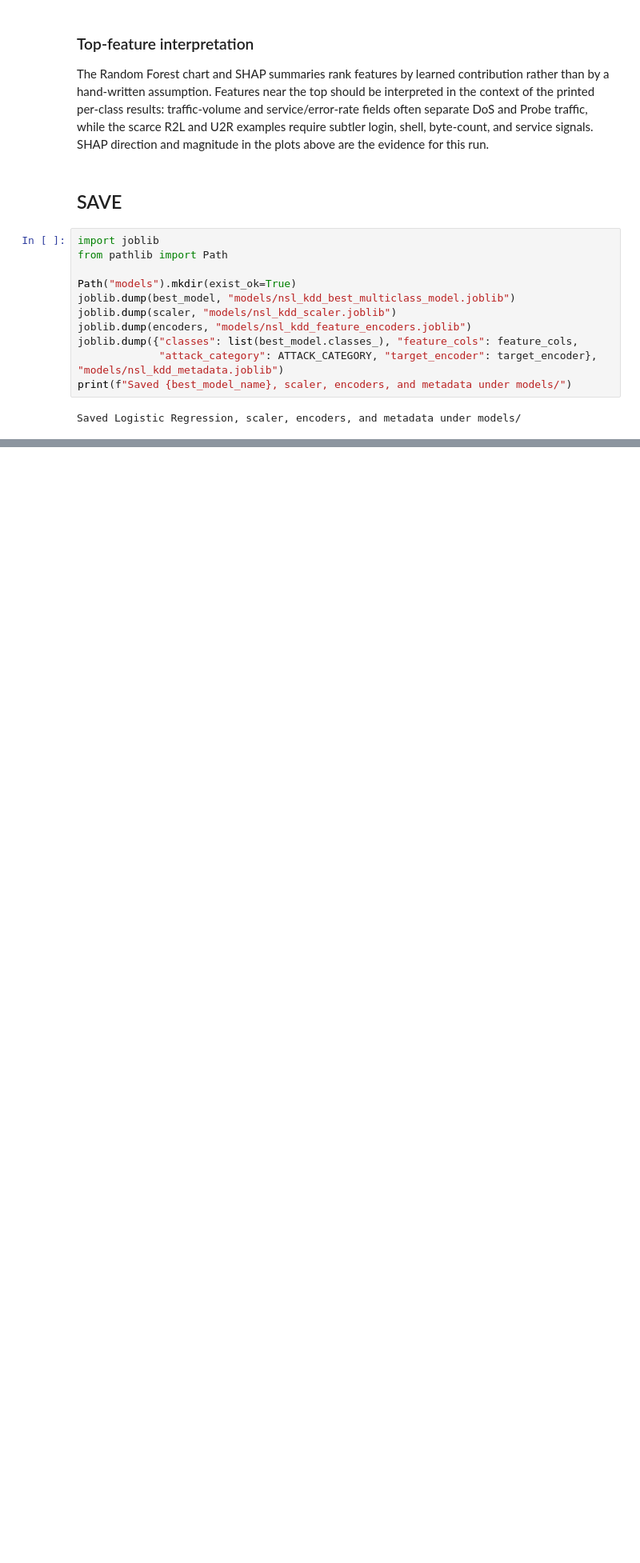
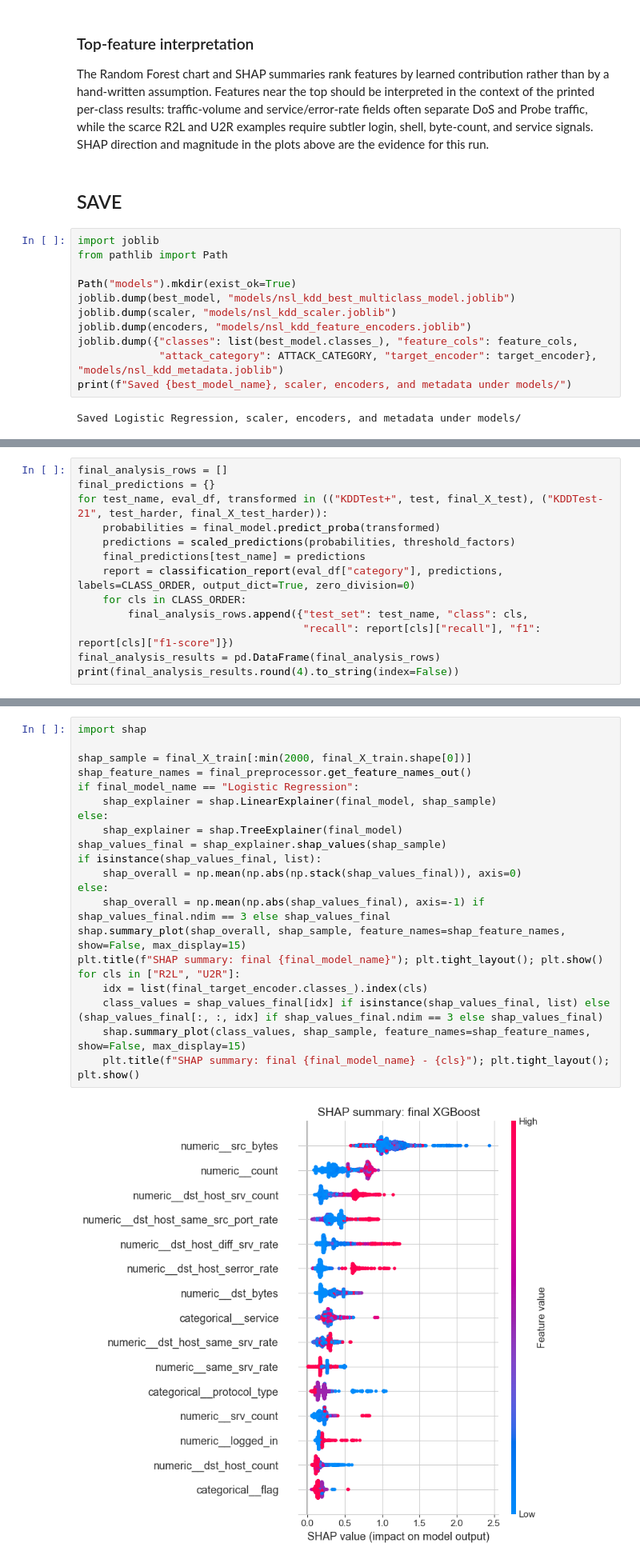
Before and after one commit to DoddiNavadeepReddy/Hackthon_NERD1, a Jupyter notebook: network-intrusion-detection-with-ml-nsl-kdd.ipynb, the cells around one changed output, grey strips where cells are left out. Shown at 80% size. Cells and saved outputs as stored; diff of their text form; blank space fills up the shorter version.

Commit message:
Add CV model selection, full-vs-reduced comparison, threshold tuning and R2L analysis

```diff
--- a/network-intrusion-detection-with-ml-nsl-kdd.ipynb
+++ b/network-intrusion-detection-with-ml-nsl-kdd.ipynb
@@ -542,0 +810,13 @@ Saved Logistic Regression, scaler, encoders, and metadata under models/
+# %%
+final_analysis_rows = []
+final_predictions = {}
+for test_name, eval_df, transformed in (("KDDTest+", test, final_X_test), ("KDDTest-21", test_harder, final_X_test_harder)):
+    probabilities = final_model.predict_proba(transformed)
+    predictions = scaled_predictions(probabilities, threshold_factors)
+    final_predictions[test_name] = predictions
+    report = classification_report(eval_df["category"], predictions, labels=CLASS_ORDER, output_dict=True, zero_division=0)
+    for cls in CLASS_ORDER:
+        final_analysis_rows.append({"test_set": test_name, "class": cls,
+                                    "recall": report[cls]["recall"], "f1": report[cls]["f1-score"]})
+final_analysis_results = pd.DataFrame(final_analysis_rows)
+print(final_analysis_results.round(4).to_string(index=False))
@@ -542,0 +839,23 @@ Saved Logistic Regression, scaler, encoders, and metadata under models/
+# %%
+import shap
+
+shap_sample = final_X_train[:min(2000, final_X_train.shape[0])]
+shap_feature_names = final_preprocessor.get_feature_names_out()
+if final_model_name == "Logistic Regression":
+    shap_explainer = shap.LinearExplainer(final_model, shap_sample)
+else:
+    shap_explainer = shap.TreeExplainer(final_model)
+shap_values_final = shap_explainer.shap_values(shap_sample)
+if isinstance(shap_values_final, list):
+    shap_overall = np.mean(np.abs(np.stack(shap_values_final)), axis=0)
+else:
+    shap_overall = np.mean(np.abs(shap_values_final), axis=-1) if shap_values_final.ndim == 3 else shap_values_final
+shap.summary_plot(shap_overall, shap_sample, feature_names=shap_feature_names, show=False, max_display=15)
+plt.title(f"SHAP summary: final {final_model_name}"); plt.tight_layout(); plt.show()
+for cls in ["R2L", "U2R"]:
+    idx = list(final_target_encoder.classes_).index(cls)
+    class_values = shap_values_final[idx] if isinstance(shap_values_final, list) else (shap_values_final[:, :, idx] if shap_values_final.ndim == 3 else shap_values_final)
+    shap.summary_plot(class_values, shap_sample, feature_names=shap_feature_names, show=False, max_display=15)
+    plt.title(f"SHAP summary: final {final_model_name} - {cls}"); plt.tight_layout(); plt.show()
+# %% [output]
+[figure, added]
```
Also changed, not shown: parts of 16 cells of this notebook, 1 other file.
